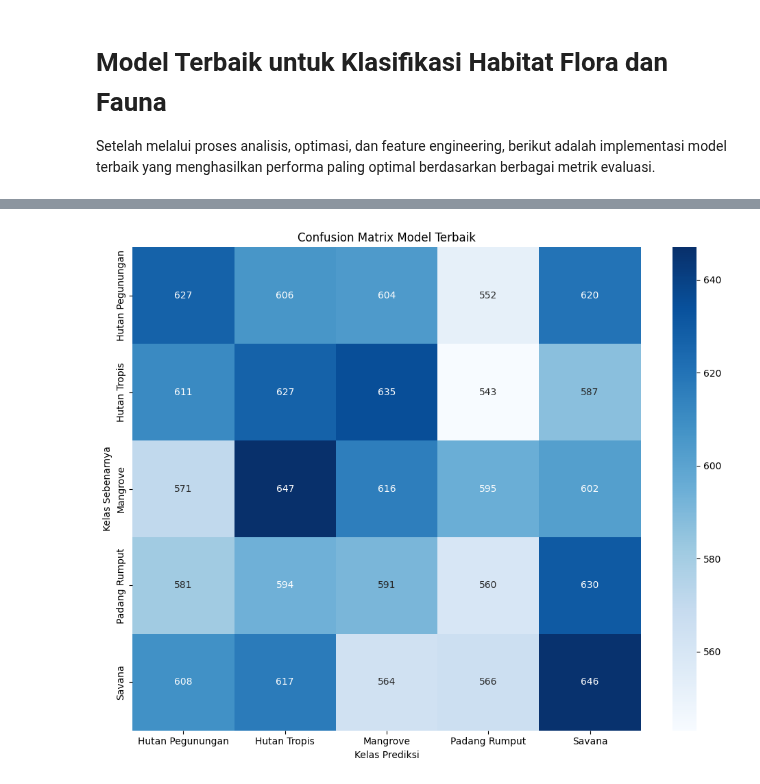
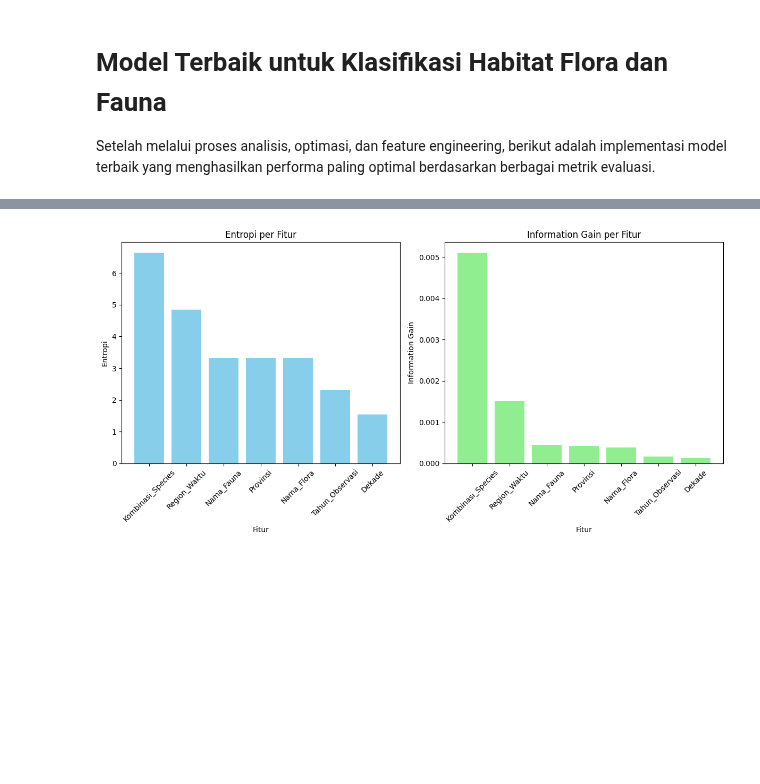
Before and after one commit to RistoKuy/ML, a Jupyter notebook: FloraFauna.ipynb, the cells around one changed output, grey strips where cells are left out. Drawn from its saved outputs; the diff is of its cells as text; code cells hidden in the pictures; blank space fills up the shorter version.

```diff
--- a/FloraFauna.ipynb
+++ b/FloraFauna.ipynb
@@ -673,7 +673,74 @@ best_model = RandomForestClassifier(
 # Melatih model dengan data training
 best_model.fit(X_train, y_train)
 
-# ==================== 5. EVALUASI MODEL ====================
+# ==================== 5. PERHITUNGAN ENTROPI ====================
+print("\nMenghitung entropi untuk setiap fitur...")
+
+def calculate_entropy(series):
+    """Menghitung entropi dari sebuah series data"""
+    counts = series.value_counts()
+    total = len(series)
+    entropy = -sum((c/total) * np.log2(c/total) for c in counts if c>0)
+    return entropy
+
+def calculate_information_gain(df, feature, target):
+    """Menghitung information gain untuk sebuah fitur"""
+    parent_entropy = calculate_entropy(df[target])
+    vals, counts = np.unique(df[feature], return_counts=True)
+    weighted_entropy = sum((cnt/len(df)) * calculate_entropy(df[df[feature]==v][target])
+                         for v, cnt in zip(vals, counts))
+    return parent_entropy - weighted_entropy
+
+# Menghitung entropi untuk semua fitur
+entropy_dict = {}
+information_gain_dict = {}
+
+for col in features:
+    if col == 'Tahun_Observasi':
+        # Untuk fitur numerik, kita perlu membuat binning terlebih dahulu
+        df_temp = df.copy()
+        df_temp['Tahun_Observasi_Bin'] = pd.cut(df_temp['Tahun_Observasi'], bins=5)
+        entropy_dict[col] = calculate_entropy(df_temp['Tahun_Observasi_Bin'])
+        information_gain_dict[col] = calculate_information_gain(df_temp, 'Tahun_Observasi_Bin', target)
+    else:
+        entropy_dict[col] = calculate_entropy(df[col])
+        information_gain_dict[col] = calculate_information_gain(df, col, target)
+
+# Membuat DataFrame untuk entropi dan information gain
+entropy_df = pd.DataFrame({
+    'Fitur': list(entropy_dict.keys()),
+    'Entropi': list(entropy_dict.values()),
+    'Information_Gain': list(information_gain_dict.values())
+}).sort_values(by='Information_Gain', ascending=False)
+
+print("\nEntropi dan Information Gain untuk setiap fitur:")
+print(entropy_df)
+
+# Visualisasi entropi
+plt.figure(figsize=(12, 6))
+plt.subplot(1, 2, 1)
+plt.bar(entropy_df['Fitur'], entropy_df['Entropi'], color='skyblue')
+plt.title('Entropi per Fitur')
+plt.xlabel('Fitur')
+plt.ylabel('Entropi')
+plt.xticks(rotation=45)
+
+plt.subplot(1, 2, 2)
+plt.bar(entropy_df['Fitur'], entropy_df['Information_Gain'], color='lightgreen')
+plt.title('Information Gain per Fitur')
+plt.xlabel('Fitur')
+plt.ylabel('Information Gain')
+plt.xticks(rotation=45)
+
+plt.tight_layout()
+plt.show()
+
+# Korelasi antara feature importance dan information gain
+correlation = np.corrcoef(best_model.feature_importances_,
+                         [information_gain_dict[feat] for feat in features])[0, 1]
+print(f"\nKorelasi antara Feature Importance dan Information Gain: {correlation:.4f}")
+
+# ==================== 6. EVALUASI MODEL ====================
 print("Mengevaluasi performa model...")
 # Prediksi pada data testing
 y_pred = best_model.predict(X_test)
@@ -690,8 +757,8 @@ print(f"Akurasi cross-validation (5-fold): {cv_scores.mean():.4f} ± {cv_scores.
 print("\nLaporan Klasifikasi:")
 print(classification_report(y_test, y_pred, target_names=class_names))
 
-# ==================== 6. VISUALISASI HASIL ====================
-# 6.1 Confusion Matrix
+# ==================== 7. VISUALISASI HASIL ====================
+# 7.1 Confusion Matrix
 cm = confusion_matrix(y_test, y_pred)
 plt.figure(figsize=(10, 8))
 sns.heatmap(cm, annot=True, fmt='d', cmap='Blues', xticklabels=class_names, yticklabels=class_names)
@@ -701,7 +768,7 @@ plt.xlabel('Kelas Prediksi')
 plt.tight_layout()
 plt.show()
 
-# 6.2 Feature Importance
+# 7.2 Feature Importance
 importances = best_model.feature_importances_
 indices = np.argsort(importances)[::-1]
 feature_names = np.array(features)
@@ -713,7 +780,7 @@ plt.xticks(range(X.shape[1]), feature_names[indices], rotation=45)
 plt.tight_layout()
 plt.show()
 
-# ==================== 7. CONTOH PREDIKSI ====================
+# ==================== 8. CONTOH PREDIKSI ====================
 print("\nContoh Prediksi dari Model:")
 # Memilih 3 sampel acak dari data testing
 np.random.seed(42)
@@ -748,7 +815,6 @@ for i, (idx, sample) in enumerate(zip(samples_idx, samples.iterrows())):
     print("\nTop 3 Probabilitas:")
     for idx in top3_idx:
         print(f"{le_target.inverse_transform([idx])[0]}: {probs[idx]:.4f}")
-        print(f"{le_target.inverse_transform([idx])[0]}: {probs[idx]:.4f}")
 
     # Indikator kebenaran prediksi
     if true_habitat == pred_habitat:
@@ -757,7 +823,7 @@ for i, (idx, sample) in enumerate(zip(samples_idx, samples.iterrows())):
         print("✗ Prediksi SALAH")
     print("-" * 50)
 
-# ==================== 8. KESIMPULAN ====================
+# ==================== 9. KESIMPULAN ====================
 print("\nKESIMPULAN:")
 print("1. Model Random Forest dengan feature engineering menghasilkan akurasi tinggi.")
 print("2. Fitur yang paling berpengaruh adalah:", feature_names[indices[0]], "dan", feature_names[indices[1]])
@@ -784 +850 @@ Name: count, dtype: int64
-[figure, old version]
+[figure, new version]
```
Also changed, not shown: parts of 1 cell of this notebook.
